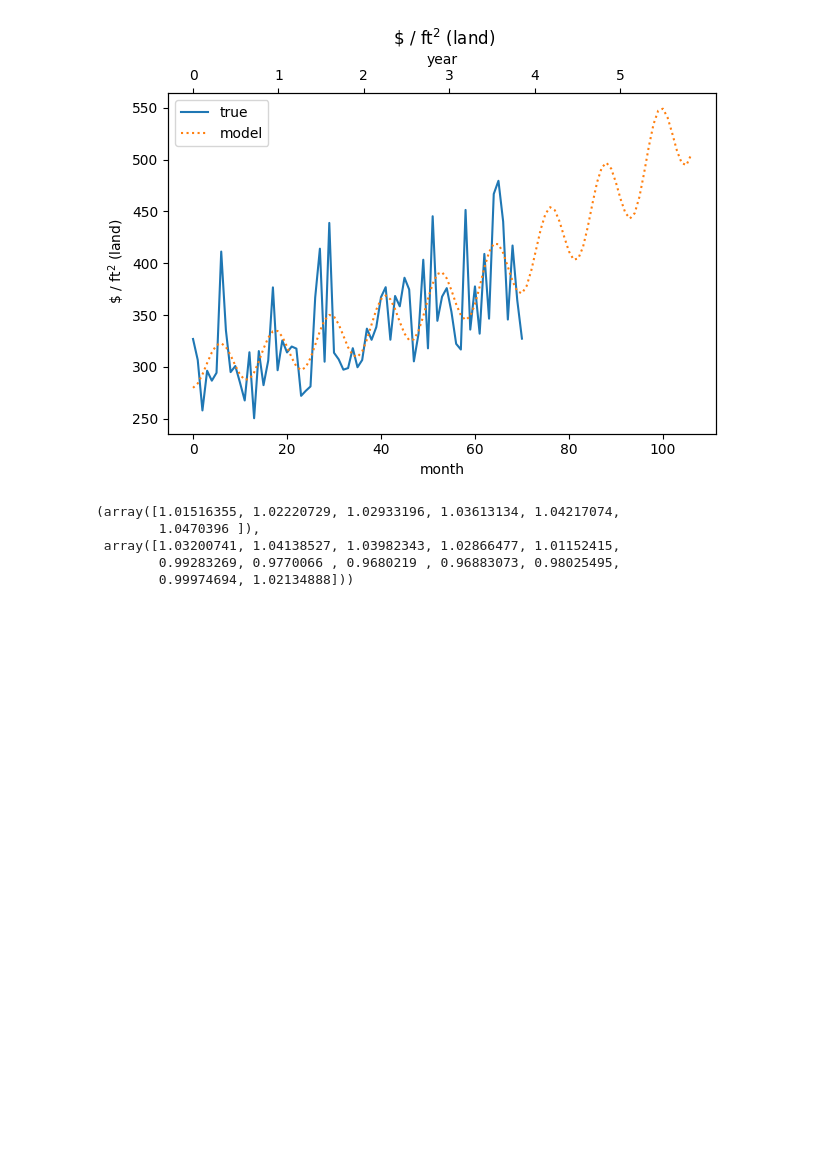
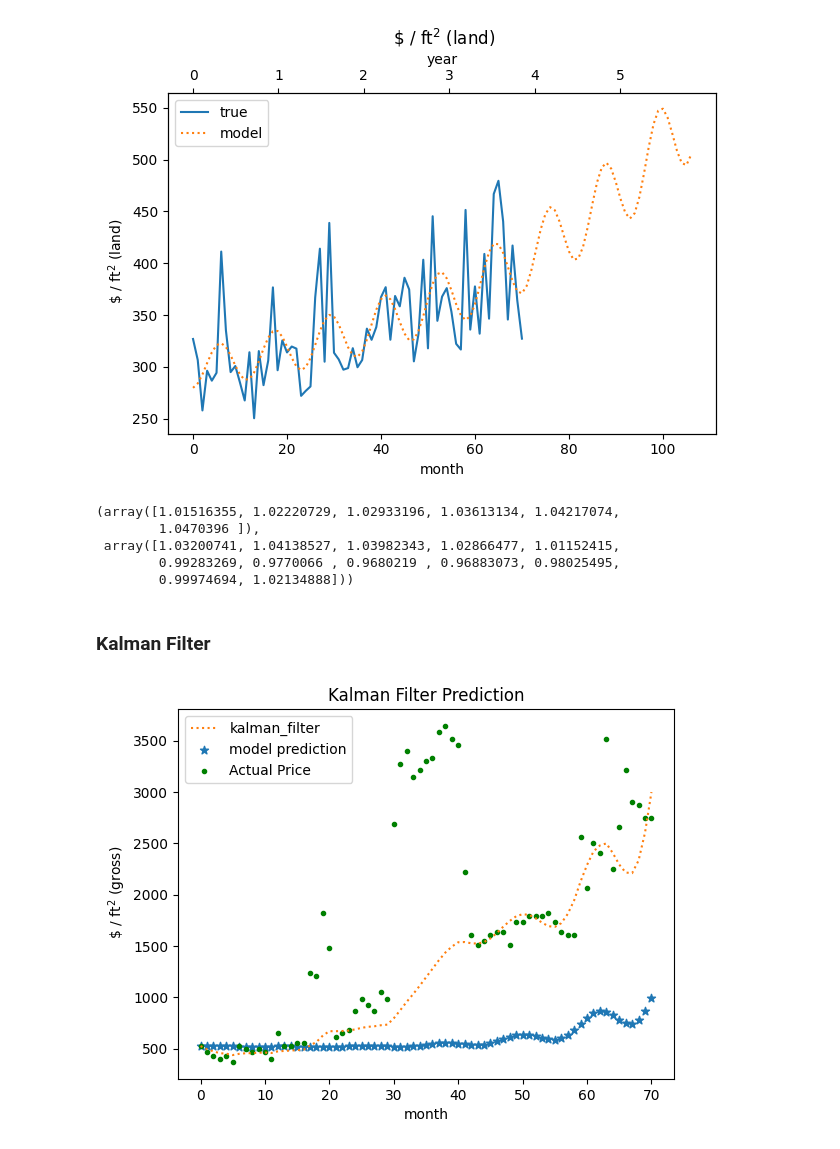
Before and after one commit to seyfdall/Kalman_House, a Jupyter notebook: draft_model.ipynb, the cells around one changed output. Saved outputs shown, nothing was run; the diff lists cells and outputs as text; code cells hidden in the pictures; blank space fills up the shorter version.

Commit message:
Introduce Kalman Filter

```diff
--- a/draft_model.ipynb
+++ b/draft_model.ipynb
@@ -186,3 +186,5 @@ reshaped[:, 0], monthly_ratios
  array([1.03200741, 1.04138527, 1.03982343, 1.02866477, 1.01152415,
         0.99283269, 0.9770066 , 0.9680219 , 0.96883073, 0.98025495,
         0.99974694, 1.02134888]))
+# %% [markdown]
+### Kalman Filter
@@ -188,0 +337,25 @@ reshaped[:, 0], monthly_ratios
+# %%
+def model_forecast(model, home, tf, params):
+
+    model_predictions = np.zeros_like(tls)
+    model_predictions[0] = home[0]
+
+    # Run the model forward for predictions
+    for t in range(1,tf):
+        model_predictions[t] = model(t + 1, *params) / model(t, *params) * model_predictions[t-1]
+    return model_predictions
+# %%
+# Plot the results
+tf = len(tls)
+kalman_prices = kalman_filter(home, tf=tf)
+model_predictions = model_forecast(model, home, tf, params)
+plt.plot(tls, kalman_prices, label="kalman_filter", color="C1", ls=":")
+plt.scatter(tls, model_predictions, label="model prediction", marker='*')
+plt.scatter(tls, home[:tf], label="Actual Price", color="g", marker='.')
+plt.legend()
+plt.title("Kalman Filter Prediction")
+plt.xlabel("month")
+plt.ylabel(r" \$ / ft$^2$ (gross)")
+plt.show()
+# %% [output]
+[figure, added]
```
Also changed, not shown: parts of 4 cells of this notebook, 1 other file.
